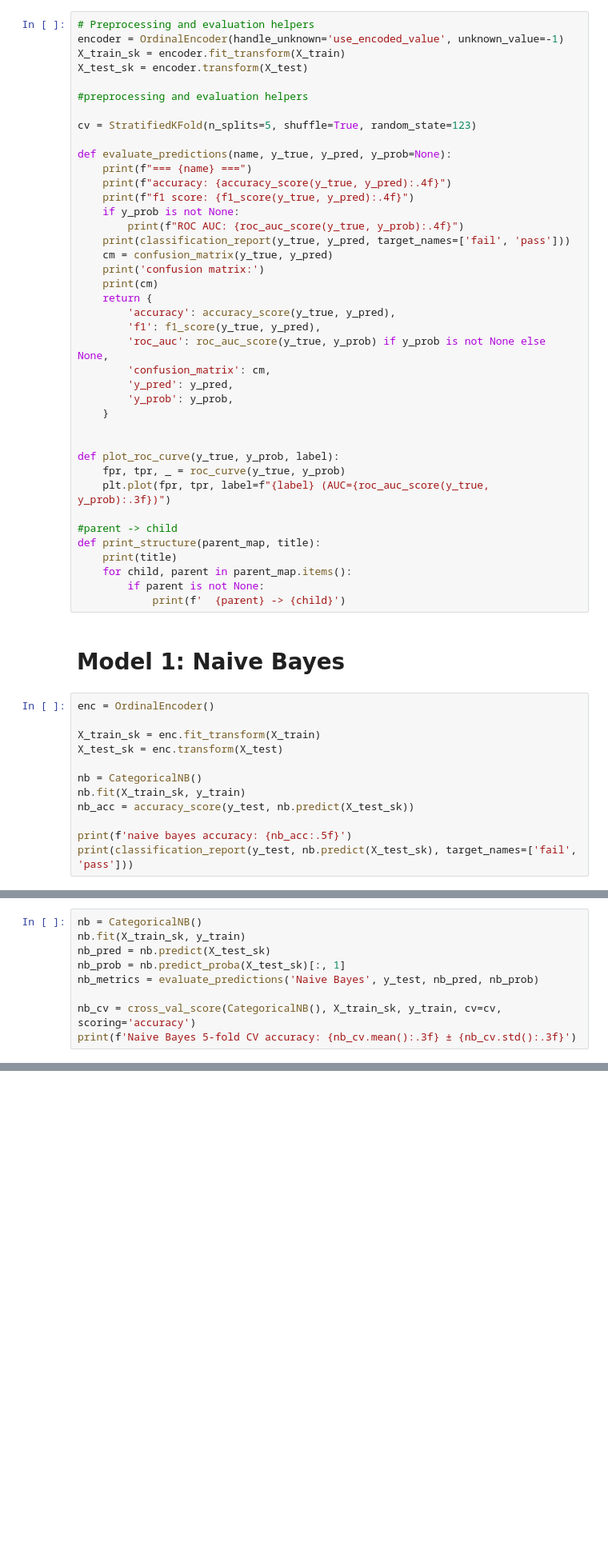
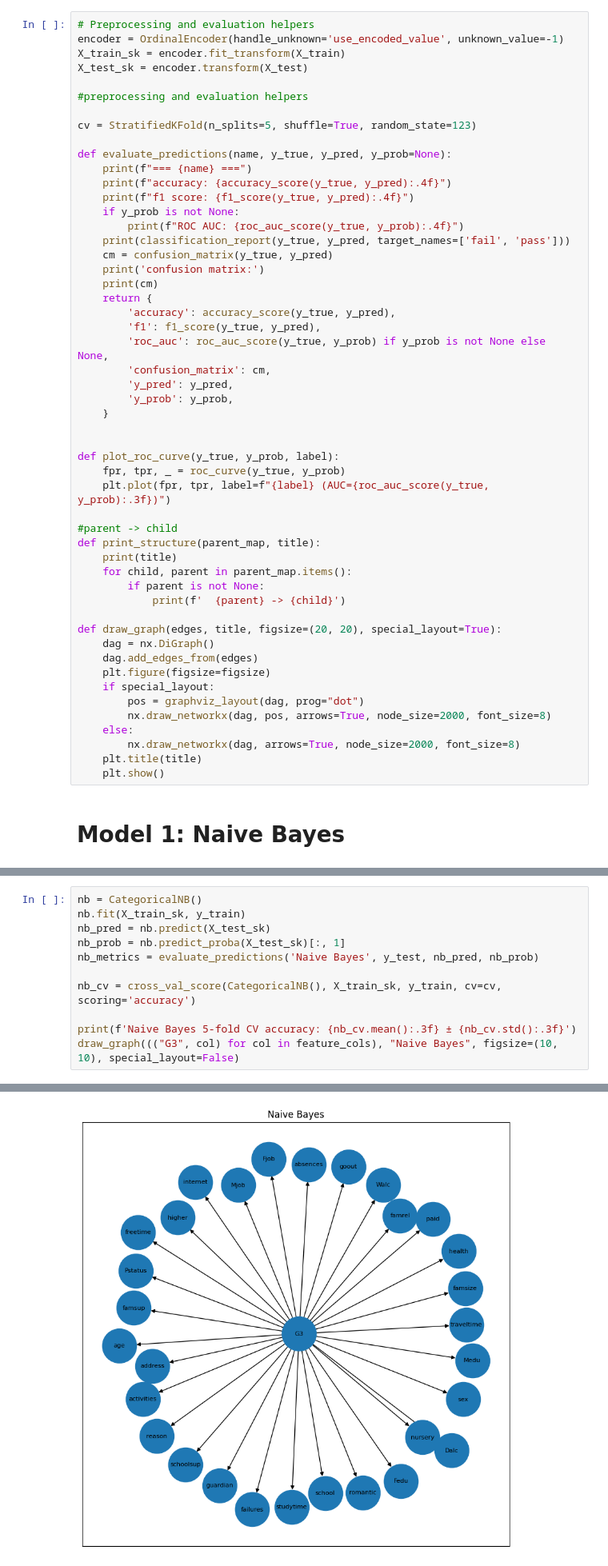
Before and after one commit to RyanNoelBuenaventura/CS179Project, a Jupyter notebook: cs_179_project_group_47.ipynb, the cells around one changed output, grey strips where cells are left out. Shown at 80% size. Drawn from its saved outputs; the diff is of its cells as text; blank space fills up the shorter version.

Commit message:
add graph drawing

```diff
--- a/cs_179_project_group_47.ipynb
+++ b/cs_179_project_group_47.ipynb
@@ -104,17 +103,17 @@ def print_structure(parent_map, title):
     for child, parent in parent_map.items():
         if parent is not None:
             print(f'  {parent} -> {child}')
+
+def draw_graph(edges, title, figsize=(20, 20), special_layout=True):
+    dag = nx.DiGraph()
+    dag.add_edges_from(edges)
+    plt.figure(figsize=figsize)
+    if special_layout:
+        pos = graphviz_layout(dag, prog="dot")
+        nx.draw_networkx(dag, pos, arrows=True, node_size=2000, font_size=8)
+    else:
+        nx.draw_networkx(dag, arrows=True, node_size=2000, font_size=8)
+    plt.title(title)
+    plt.show()
 # %% [markdown]
 # Model 1: Naive Bayes
-# %%
-enc = OrdinalEncoder()
-
-X_train_sk = enc.fit_transform(X_train)
-X_test_sk = enc.transform(X_test)
-
-nb = CategoricalNB()
-nb.fit(X_train_sk, y_train)
-nb_acc = accuracy_score(y_test, nb.predict(X_test_sk))
-
-print(f'naive bayes accuracy: {nb_acc:.5f}')
-print(classification_report(y_test, nb.predict(X_test_sk), target_names=['fail', 'pass']))
@@ -162,7 +125,9 @@ nb_prob = nb.predict_proba(X_test_sk)[:, 1]
 nb_metrics = evaluate_predictions('Naive Bayes', y_test, nb_pred, nb_prob)
 
 nb_cv = cross_val_score(CategoricalNB(), X_train_sk, y_train, cv=cv, scoring='accuracy')
+
 print(f'Naive Bayes 5-fold CV accuracy: {nb_cv.mean():.3f} ± {nb_cv.std():.3f}')
+draw_graph((("G3", col) for col in feature_cols), "Naive Bayes", figsize=(10, 10), special_layout=False)
 # %% [output]
 === Naive Bayes ===
 accuracy: 0.6962
@@ -183,0 +148 @@ Naive Bayes 5-fold CV accuracy: 0.639 ± 0.032
+[figure, added]
```
Also changed, not shown: parts of 11 cells of this notebook.
